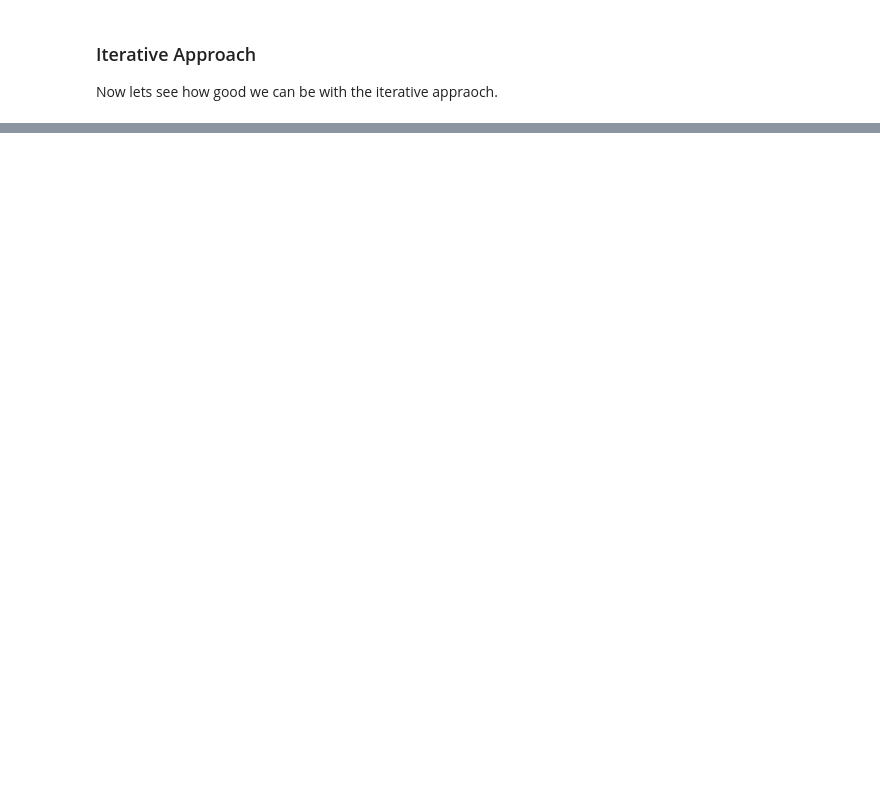
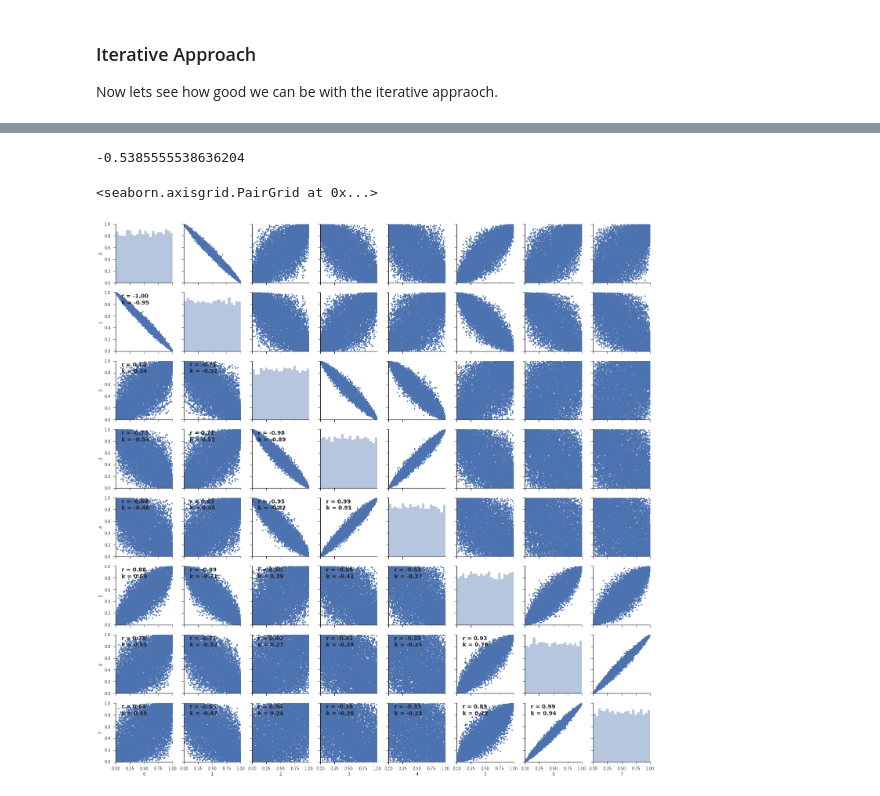
Before and after one commit to NazBen/dep-impact, a Jupyter notebook: examples/iterative-vine-construction.ipynb, the cells around one changed output, grey strips where cells are left out. Cells and saved outputs as stored; diff of their text form; code cells hidden in the pictures; blank space fills up the shorter version.

```diff
--- a/examples/iterative-vine-construction.ipynb
+++ b/examples/iterative-vine-construction.ipynb
@@ -155,0 +186,7 @@ matrix_plot_results(iterative_results[0])
+# %%
+from dependence.utils import get_pair_id, get_pairs_by_levels, get_possible_structures
+pairs_iter = [[1, 0]]
+pairs_iter_id = [get_pair_id(dim, pair, with_plus=False) for pair in pairs_iter]
+pairs_by_levels = get_pairs_by_levels(dim, pairs_iter_id)
+quant_estimate.vine_structure = get_possible_structures(dim, pairs_by_levels)[0]
+quant_estimate.vine_structure
@@ -155,0 +202,13 @@ matrix_plot_results(iterative_results[0])
+# %%
+grid_results = quant_estimate.gridsearch(n_dep_param=K, n_input_sample=n, q_func=q_func)
+# %%
+min_result = grid_results.min_result
+print(min_result.quantity)
+# %% [output]
+-0.5385555538636204
+# %%
+from dependence.dependence_plot import matrix_plot_input
+matrix_plot_input(min_result, margins=margins)
+# %% [output]
+<seaborn.axisgrid.PairGrid at 0x...>
+[figure, added]
```
Also changed, not shown: parts of 10 cells of this notebook, 3 other files.
